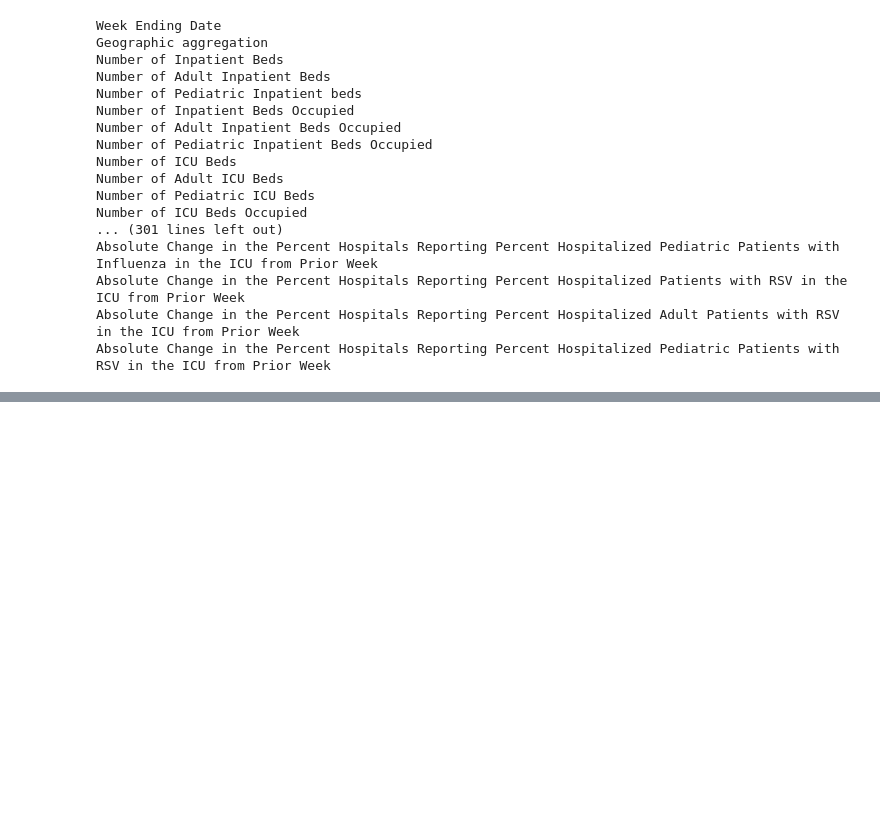
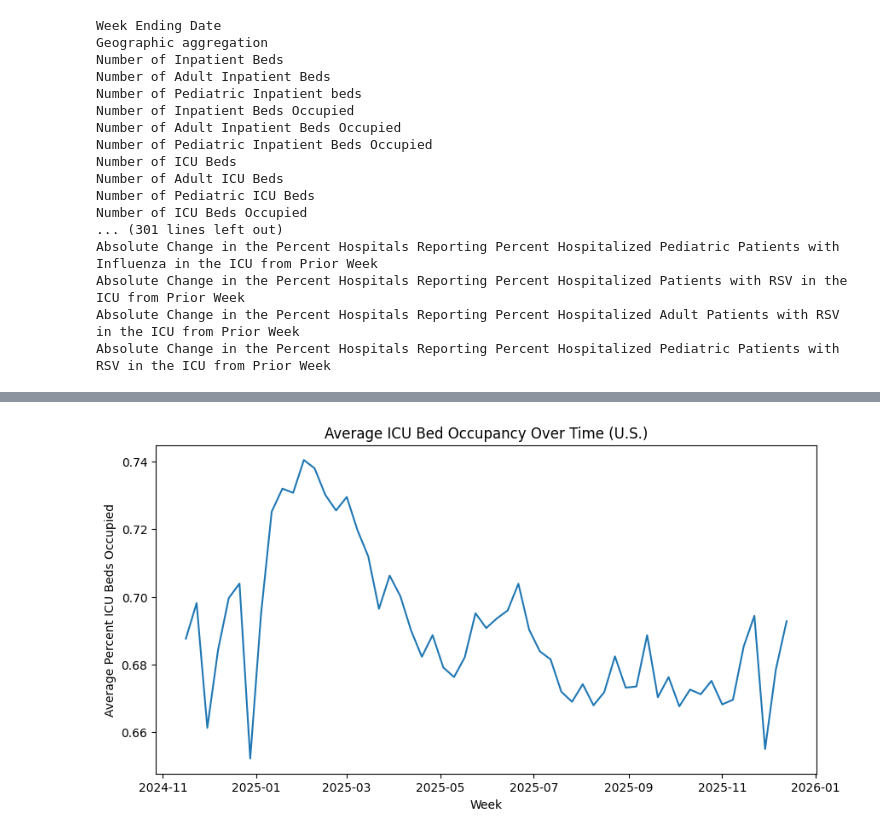
Before and after one commit to ChaimaBSlima/CareForHospitals-FinalProject-, a Jupyter notebook: notebooks/icu_project.ipynb, the cells around one changed output, grey strips where cells are left out. Cells and saved outputs as stored; diff of their text form; code cells hidden in the pictures; blank space fills up the shorter version.

```diff
--- a/notebooks/icu_project.ipynb
+++ b/notebooks/icu_project.ipynb
@@ -108,0 +317,15 @@ KeyError: "['Percent of Inpatient Beds Occupied', 'Percent of Adult ICU Beds Occ
+# %%
+national_trend = (
+    df_clean
+    .groupby("Week Ending Date")["Percent ICU Beds Occupied"]
+    .mean()
+)
+
+plt.figure(figsize=(10,5))
+plt.plot(national_trend)
+plt.title("Average ICU Bed Occupancy Over Time (U.S.)")
+plt.xlabel("Week")
+plt.ylabel("Average Percent ICU Beds Occupied")
+plt.show()
+# %% [output]
+[figure, added]
```
Also changed, not shown: parts of 56 cells of this notebook.
